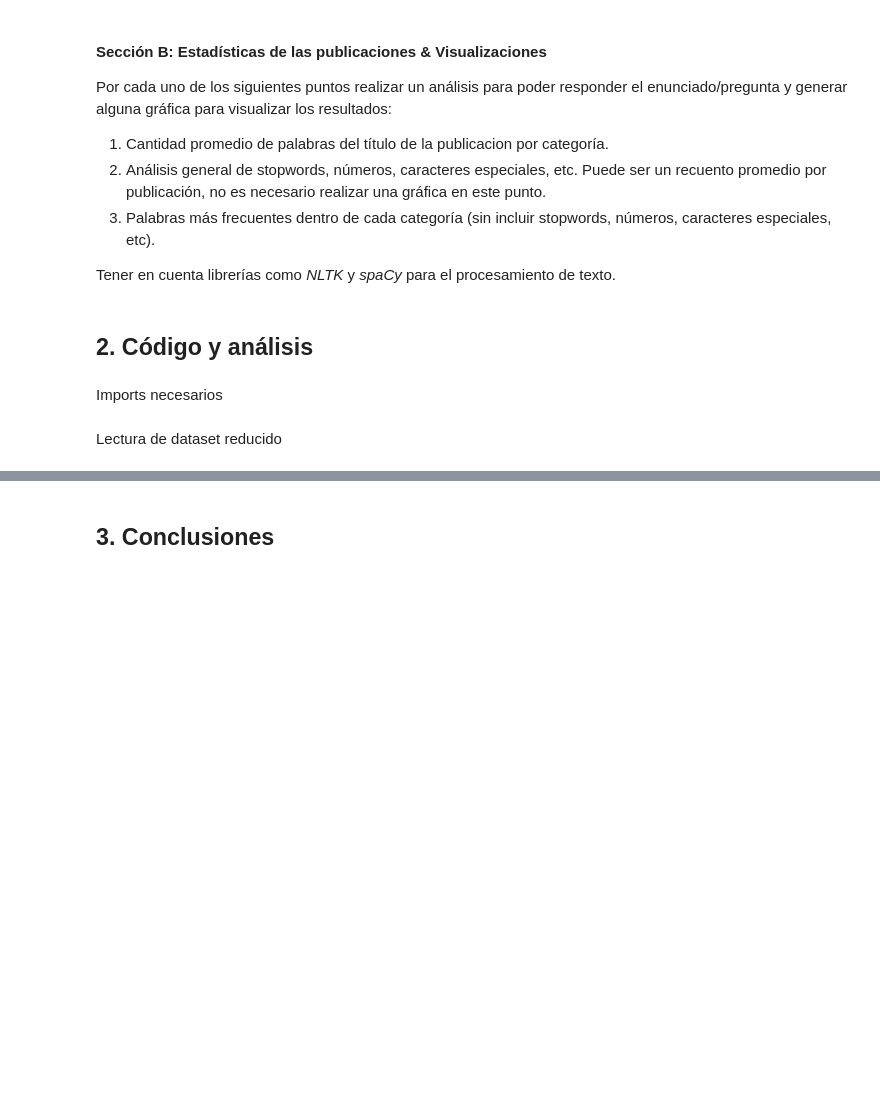
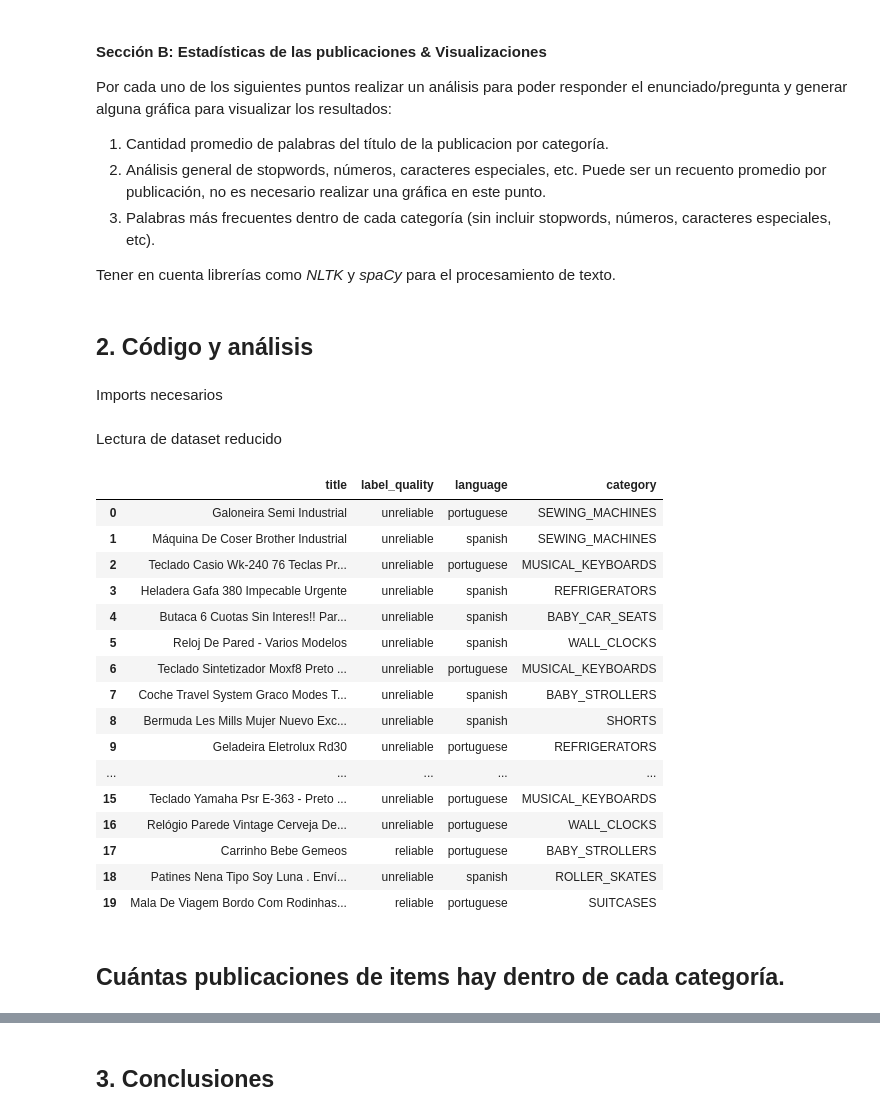
Before and after one commit to benjaminocampo/Mentoria, a Jupyter notebook: notebooks/01-Analisis_y_Visualizacion.ipynb, the cells around one changed output, grey strips where cells are left out. Saved outputs shown, nothing was run; the diff lists cells and outputs as text; code cells hidden in the pictures; blank space fills up the shorter version.

```diff
--- a/notebooks/01-Analisis_y_Visualizacion.ipynb
+++ b/notebooks/01-Analisis_y_Visualizacion.ipynb
@@ -47,0 +57,22 @@ df_dataset = pd.read_csv('dataset.csv')
+# %%
+df_dataset.head(20)
+# %% [output]
+|  | title | label_quality | language | category |
+| 0 | Galoneira Semi Industrial | unreliable | portuguese | SEWING_MACHINES |
+| 1 | Máquina De Coser Brother Industrial | unreliable | spanish | SEWING_MACHINES |
+| 2 | Teclado Casio Wk-240 76 Teclas Pr... | unreliable | portuguese | MUSICAL_KEYBOARDS |
+| 3 | Heladera Gafa 380 Impecable Urgente | unreliable | spanish | REFRIGERATORS |
+| 4 | Butaca 6 Cuotas Sin Interes!! Par... | unreliable | spanish | BABY_CAR_SEATS |
+| 5 | Reloj De Pared - Varios Modelos | unreliable | spanish | WALL_CLOCKS |
+| 6 | Teclado Sintetizador Moxf8 Preto ... | unreliable | portuguese | MUSICAL_KEYBOARDS |
+| 7 | Coche Travel System Graco Modes T... | unreliable | spanish | BABY_STROLLERS |
+| 8 | Bermuda Les Mills Mujer Nuevo Exc... | unreliable | spanish | SHORTS |
+| 9 | Geladeira Eletrolux Rd30 | unreliable | portuguese | REFRIGERATORS |
+| ... | ... | ... | ... | ... |
+| 15 | Teclado Yamaha Psr E-363 - Preto ... | unreliable | portuguese | MUSICAL_KEYBOARDS |
+| 16 | Relógio Parede Vintage Cerveja De... | unreliable | portuguese | WALL_CLOCKS |
+| 17 | Carrinho Bebe Gemeos | reliable | portuguese | BABY_STROLLERS |
+| 18 | Patines Nena Tipo Soy Luna . Enví... | unreliable | spanish | ROLLER_SKATES |
+| 19 | Mala De Viagem Bordo Com Rodinhas... | reliable | portuguese | SUITCASES |
+# %% [markdown]
+## Cuántas publicaciones de items hay dentro de cada categoría.
```
Also changed, not shown: parts of 17 cells of this notebook.
